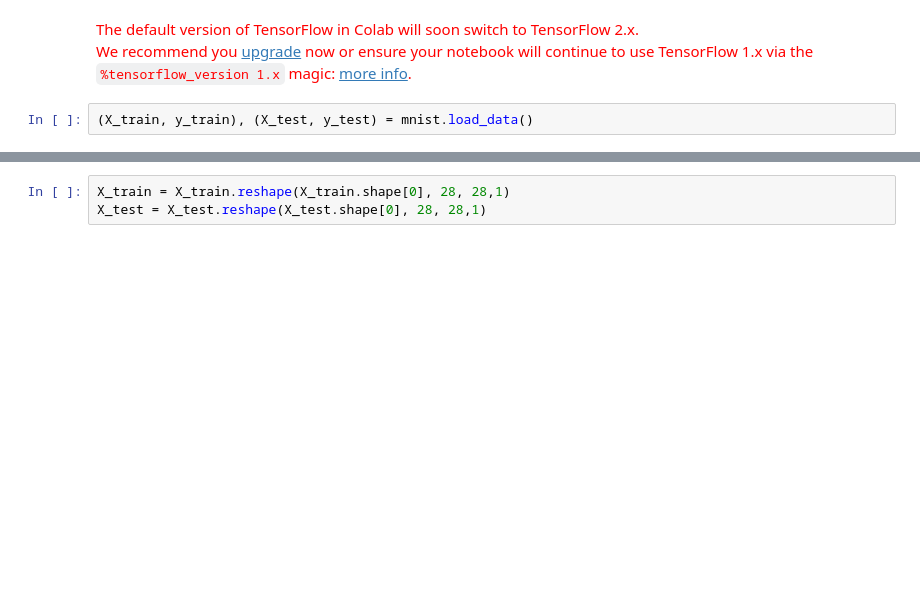
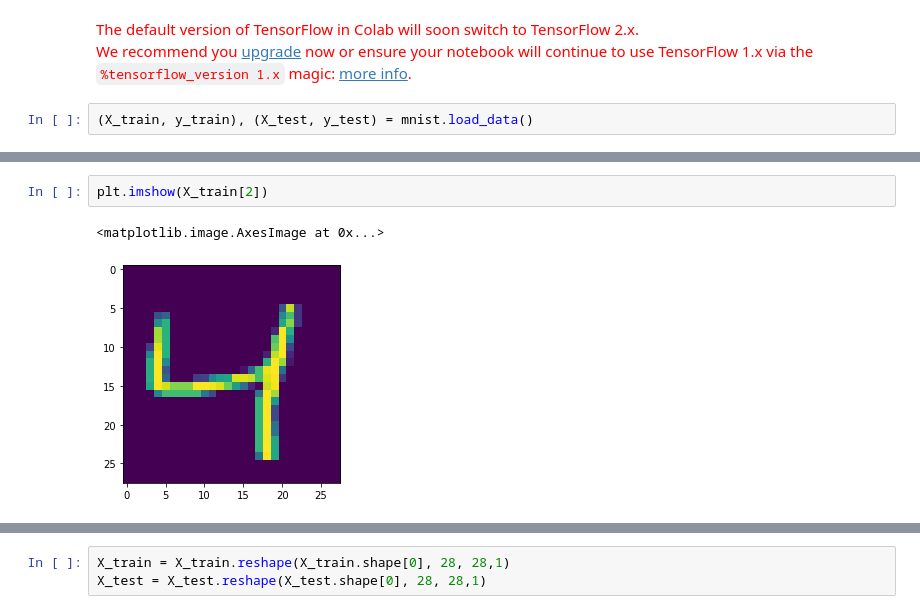
Before and after one commit to adityasingh1993/EIP4, a Jupyter notebook: week2/Ninth_assignment.ipynb, the cells around one changed output, grey strips where cells are left out. Drawn from its saved outputs; the diff is of its cells as text; blank space fills up the shorter version.

```diff
--- a/week2/Ninth_assignment.ipynb
+++ b/week2/Ninth_assignment.ipynb
@@ -26,0 +27,5 @@ plt.imshow(X_train[1])
+# %%
+plt.imshow(X_train[2])
+# %% [output]
+<matplotlib.image.AxesImage at 0x...>
+[figure, added]
```
Also changed, not shown: parts of 7 cells of this notebook.
